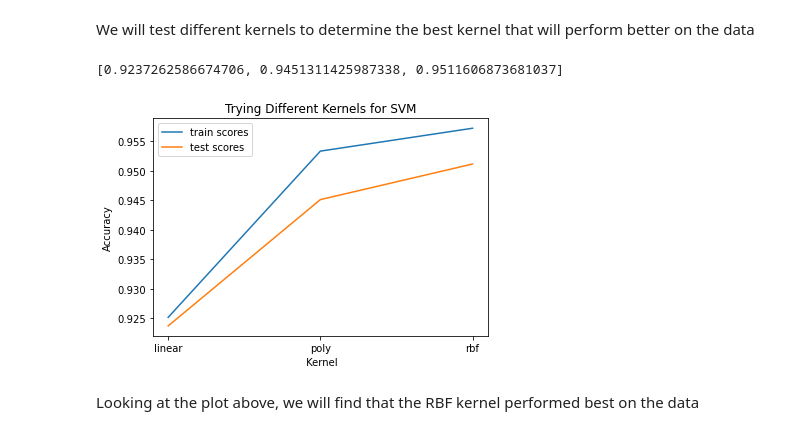
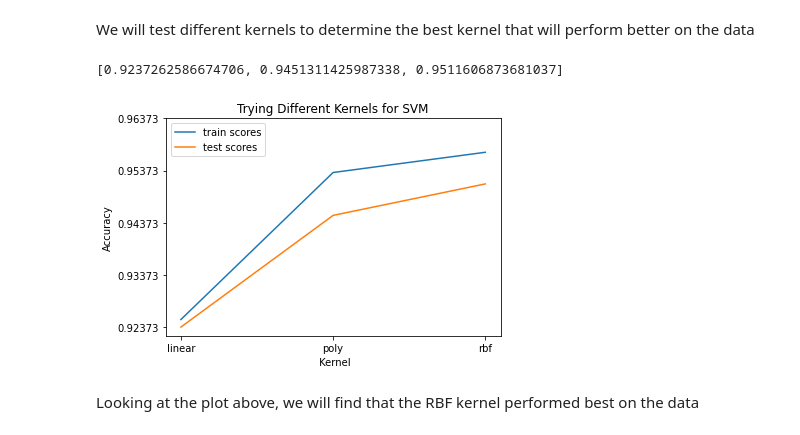
Before and after one commit to OdyAsh/ml-problems, a Jupyter notebook: Assignment 2/Farah 194233/PhishingWebsites - WeakLearners.ipynb, the cells around one changed output. Drawn from its saved outputs; the diff is of its cells as text; code cells hidden in the pictures.

```diff
--- a/Assignment 2/Farah 194233/PhishingWebsites - WeakLearners.ipynb
+++ b/Assignment 2/Farah 194233/PhishingWebsites - WeakLearners.ipynb
@@ -120,28 +121,29 @@ We will test different kernels to determine the best kernel that will perform be
 # %%
 kernels = ['linear', 'poly', 'rbf']
 scores_test = []
 scores_train = []
 for k in kernels:
     if k == "poly4":
         svc = SVC(kernel='poly', degree=2).fit(x_train, y_train)
     else:
         svc = SVC(kernel=k).fit(x_train, y_train)
 
     y_pred = svc.predict(x_test)
     scores_train.append(metrics.accuracy_score(y_train, svc.predict(x_train)))
     scores_test.append(metrics.accuracy_score(y_test, y_pred))
 
 print(scores_test)
 plt.plot(kernels, scores_train, label="train scores")
 plt.plot(kernels, scores_test, label="test scores")
+plt.yticks([min(scores_test), min(scores_test)+0.01, min(scores_test)+0.02,min(scores_test)+0.03, min(scores_test)+0.04])
 plt.xlabel(' Kernel')
 plt.ylabel('Accuracy')
 plt.title("Trying Different Kernels for SVM")
 plt.legend()
 plt.show()
 # %% [output]
 [0.9237262586674706, 0.9451311425987338, 0.9511606873681037]
-[figure, old version]
+[figure, new version]
 # %% [markdown]
 Looking at the plot above, we will find that the RBF kernel performed best on the data
 # %% [markdown]
```
Also changed, not shown: parts of 31 cells of this notebook.
